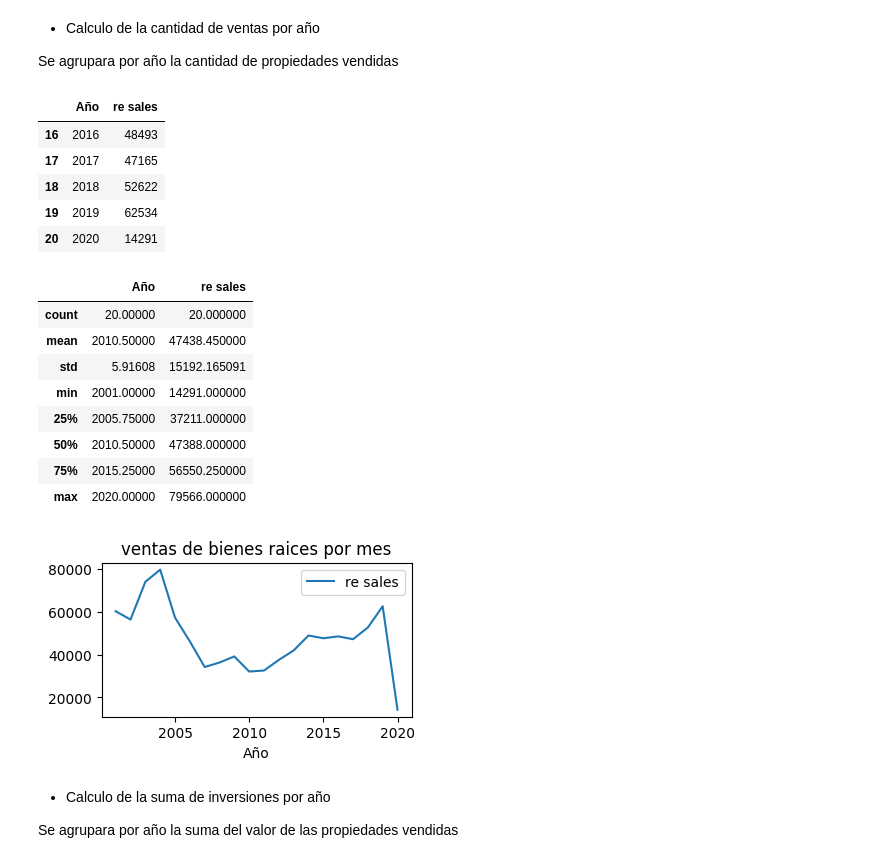
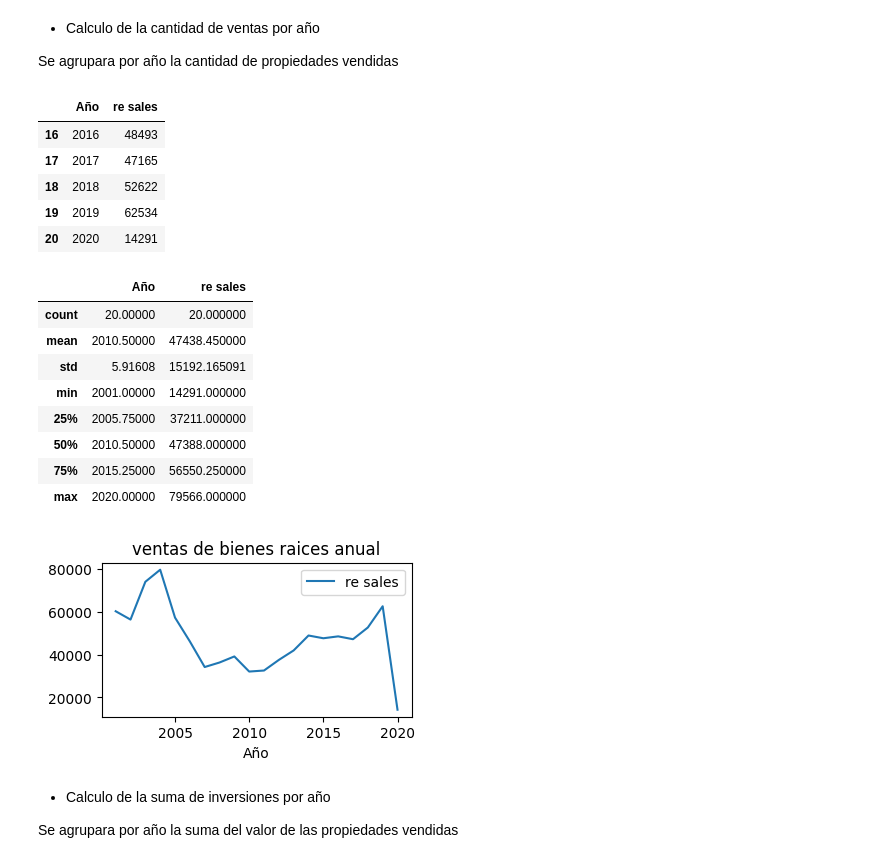
Before and after one commit to LimaBD/math3-unsam, a Jupyter notebook: PDP/impacto_de_la_computacion_en_las_industrias_convencionales.ipynb, the cells around one changed output. Drawn from its saved outputs; the diff is of its cells as text; code cells hidden in the pictures.

```diff
--- a/PDP/impacto_de_la_computacion_en_las_industrias_convencionales.ipynb
+++ b/PDP/impacto_de_la_computacion_en_las_industrias_convencionales.ipynb
@@ -780,35 +913,35 @@ br_ventas_por_anio[COLUMNA_FECHA] = bienes_raices_ventas[COLUMNA_FECHA].unique()
 br_ventas_por_anio = asegurar_tipo_de_dato_fecha(br_ventas_por_anio)
 br_ventas_por_anio['re sales'] = bienes_raices_ventas.groupby(COLUMNA_FECHA).size().values
 br_ventas_por_anio = cortar_agregar_anios(br_ventas_por_anio)
 br_ventas_por_anio = br_ventas_por_anio.fillna(method='ffill')
 br_ventas_por_anio = normalizar_con_la_poblacion(br_ventas_por_anio, 're sales')
 #
 display(br_ventas_por_anio.tail())
 display(br_ventas_por_anio.describe())
 br_ventas_por_anio.plot(
     x=COLUMNA_FECHA,
     y='re sales',
-    title='ventas de bienes raices por mes',
+    title='ventas de bienes raices anual',
     figsize=(4, 2)
     )
 plt.show()
 # %% [output]
 |  | Año | re sales |
 | 16 | 2016 | 48493 |
 | 17 | 2017 | 47165 |
 | 18 | 2018 | 52622 |
 | 19 | 2019 | 62534 |
 | 20 | 2020 | 14291 |
 |  | Año | re sales |
 | count | 20.00000 | 20.000000 |
 | mean | 2010.50000 | 47438.450000 |
 | std | 5.91608 | 15192.165091 |
 | min | 2001.00000 | 14291.000000 |
 | 25% | 2005.75000 | 37211.000000 |
 | 50% | 2010.50000 | 47388.000000 |
 | 75% | 2015.25000 | 56550.250000 |
 | max | 2020.00000 | 79566.000000 |
-[figure, old version]
+[figure, new version]
 # %% [markdown]
 * Calculo de la suma de inversiones por año
 
```
Also changed, not shown: parts of 44 cells of this notebook, 1 other file.
